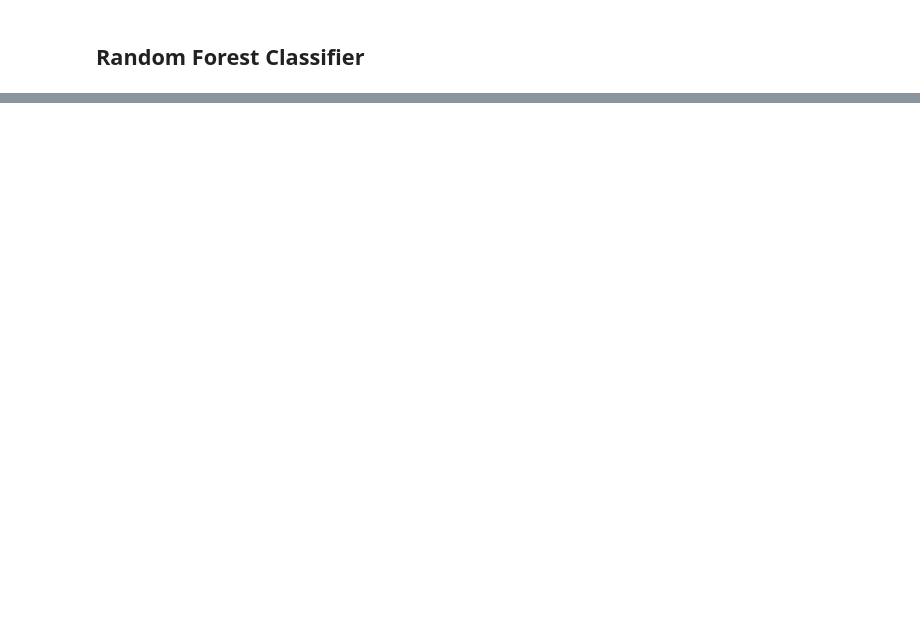
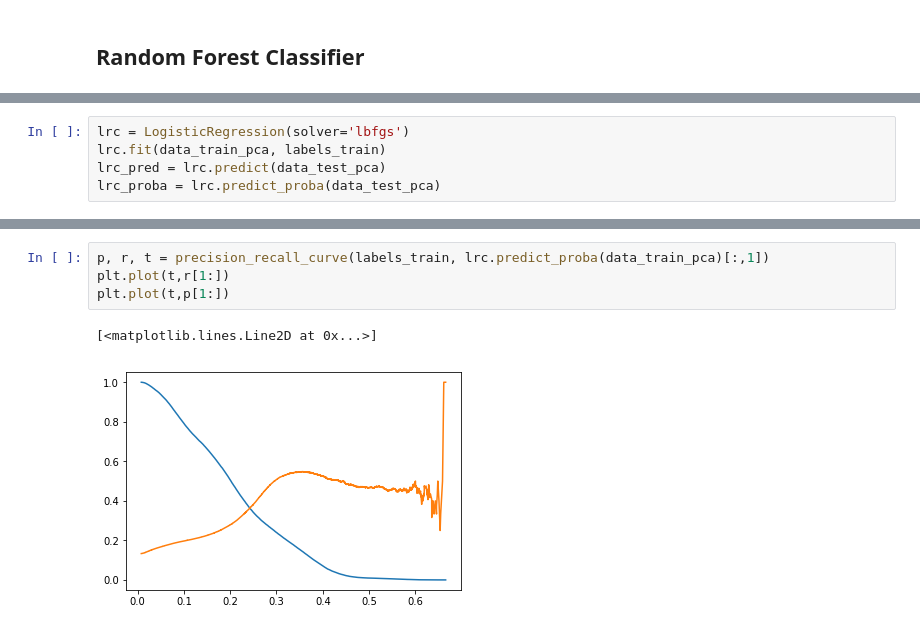
Before and after one commit to EBarbara/analise-eleicoes, a Jupyter notebook: Work_Phase2.ipynb, the cells around one changed output, grey strips where cells are left out. Drawn from its saved outputs; the diff is of its cells as text; blank space fills up the shorter version.

```diff
--- a/Work_Phase2.ipynb
+++ b/Work_Phase2.ipynb
@@ -130 +194,6 @@ svmc_pred = svmc.predict(data_test_pca)
+# %%
+lrc = LogisticRegression(solver='lbfgs')
+lrc.fit(data_train_pca, labels_train)
+lrc_pred = lrc.predict(data_test_pca)
+lrc_proba = lrc.predict_proba(data_test_pca)
 # %%
@@ -133,0 +226,7 @@ print(np.asarray((unique_elements, counts_elements)))
+# %%
+p, r, t = precision_recall_curve(labels_train, lrc.predict_proba(data_train_pca)[:,1])
+plt.plot(t,r[1:])
+plt.plot(t,p[1:])
+# %% [output]
+[<matplotlib.lines.Line2D at 0x...>]
+[figure, added]
```
Also changed, not shown: parts of 16 cells of this notebook.
